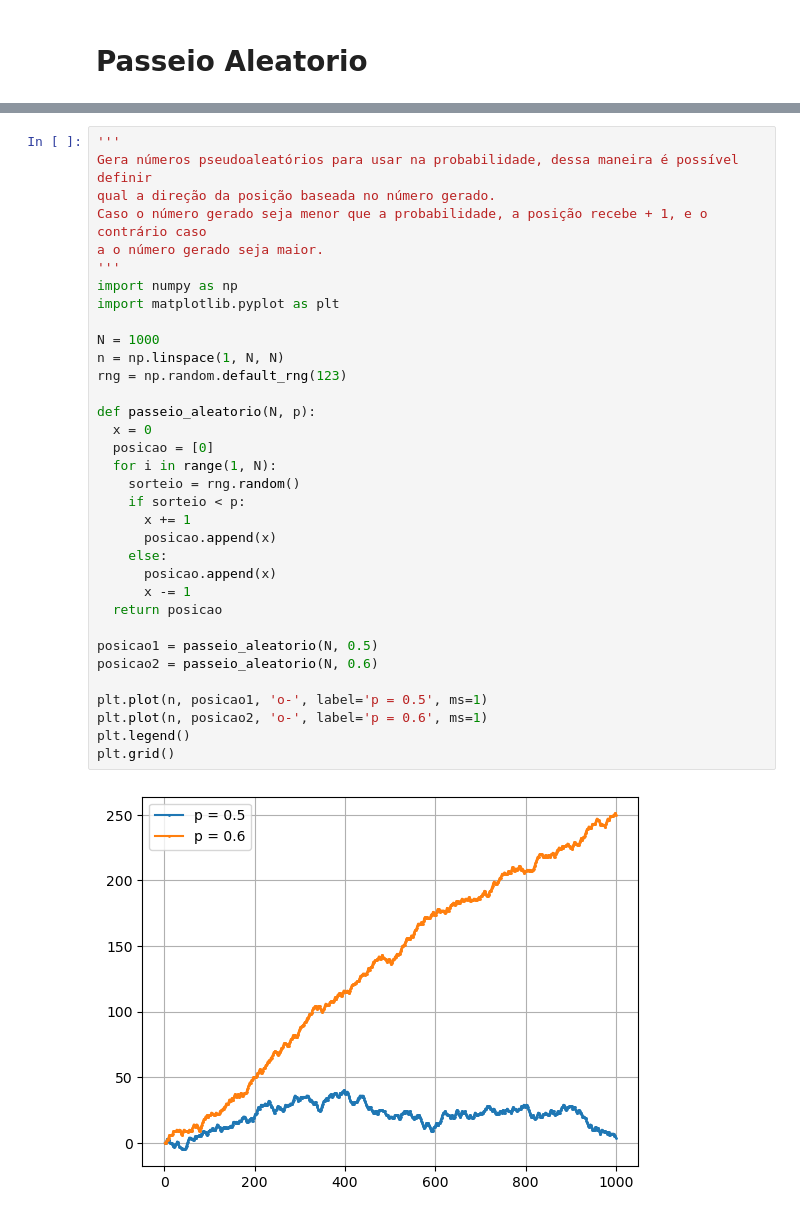
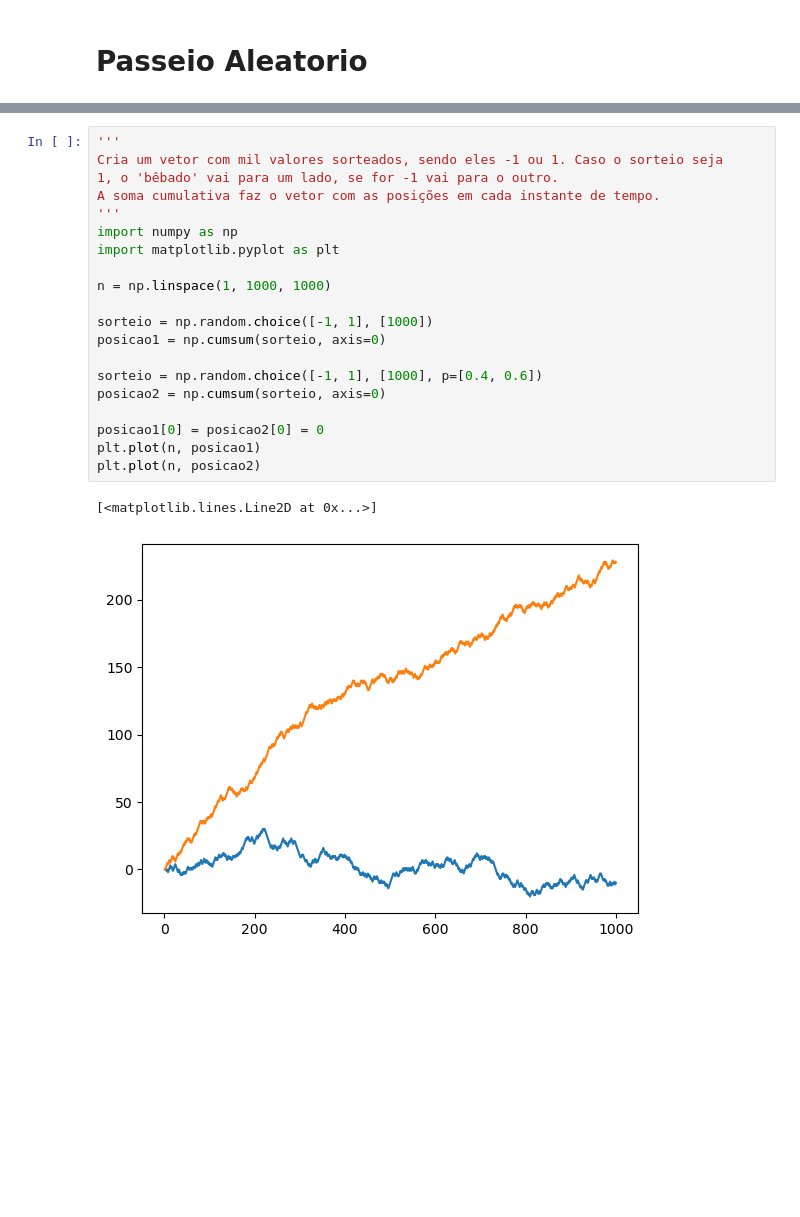
Before and after one commit to Rogerio-buso/Fisica-Computacional, a Jupyter notebook: Atividade 4/randomwalk.ipynb, the cells around one changed output, grey strips where cells are left out. Drawn from its saved outputs; the diff is of its cells as text; blank space fills up the shorter version.

```diff
--- a/Atividade 4/randomwalk.ipynb
+++ b/Atividade 4/randomwalk.ipynb
@@ -13,38 +3,25 @@ print(p)
-# %%
-'''
-Gera números pseudoaleatórios para usar na probabilidade, dessa maneira é possível definir
-qual a direção da posição baseada no número gerado.
-Caso o número gerado seja menor que a probabilidade, a posição recebe + 1, e o contrário caso
-a o número gerado seja maior.
-'''
-import numpy as np
-import matplotlib.pyplot as plt
-
-N = 1000
-n = np.linspace(1, N, N)
-rng = np.random.default_rng(123)
-
-def passeio_aleatorio(N, p):
-  x = 0
-  posicao = [0]
-  for i in range(1, N):
-    sorteio = rng.random()
-    if sorteio < p:
-      x += 1
-      posicao.append(x)
-    else:
-      posicao.append(x)
-      x -= 1
-  return posicao
-
-posicao1 = passeio_aleatorio(N, 0.5)
-posicao2 = passeio_aleatorio(N, 0.6)
-
-plt.plot(n, posicao1, 'o-', label='p = 0.5', ms=1)
-plt.plot(n, posicao2, 'o-', label='p = 0.6', ms=1)
-plt.legend()
-plt.grid()
-# %% [output]
-[figure, removed]
+# %%
+'''
+Cria um vetor com mil valores sorteados, sendo eles -1 ou 1. Caso o sorteio seja
+1, o 'bêbado' vai para um lado, se for -1 vai para o outro.
+A soma cumulativa faz o vetor com as posições em cada instante de tempo.
+'''
+import numpy as np
+import matplotlib.pyplot as plt
+
+n = np.linspace(1, 1000, 1000)
+
+sorteio = np.random.choice([-1, 1], [1000])
+posicao1 = np.cumsum(sorteio, axis=0)
+
+sorteio = np.random.choice([-1, 1], [1000], p=[0.4, 0.6])
+posicao2 = np.cumsum(sorteio, axis=0)
+
+posicao1[0] = posicao2[0] = 0
+plt.plot(n, posicao1)
+plt.plot(n, posicao2)
+# %% [output]
+[<matplotlib.lines.Line2D at 0x...>]
+[figure, added]
 # %%
 '''
```
Also changed, not shown: parts of 6 cells of this notebook, 1 other file.
